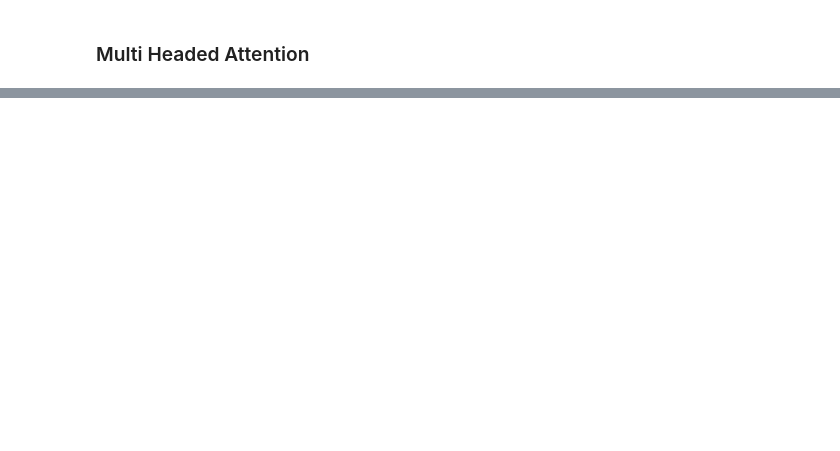
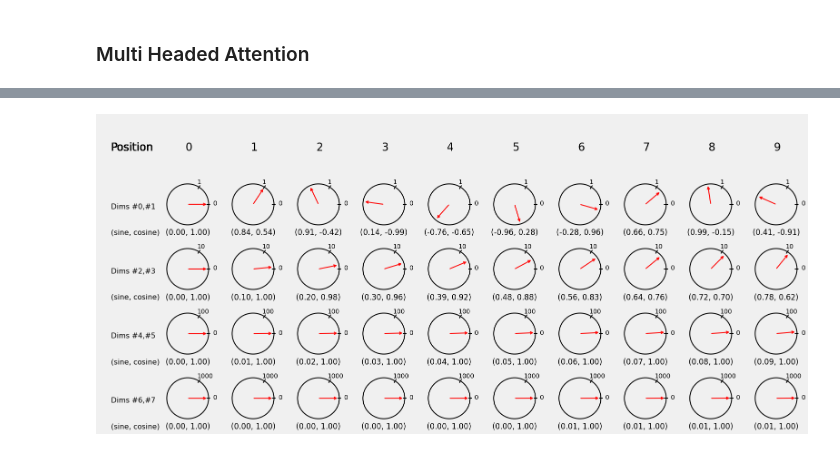
Before and after one commit to tehmeerali786/Deep-Learning-with-PyTorch, a Jupyter notebook: Chapter 9/Deep_Learning_with_PyTorch_Chapter_9_Part_1.ipynb, the cells around one changed output, grey strips where cells are left out. Saved outputs shown, nothing was run; the diff lists cells and outputs as text; code cells hidden in the pictures; blank space fills up the shorter version.

```diff
--- a/Chapter 9/Deep_Learning_with_PyTorch_Chapter_9_Part_1.ipynb
+++ b/Chapter 9/Deep_Learning_with_PyTorch_Chapter_9_Part_1.ipynb
@@ -849,0 +1482,4 @@ class MultiHeadAttention(nn.Module):
+# %%
+fig = exponential_dials(d_model=8, max_len=10)
+# %% [output]
+[figure, added]
```
Also changed, not shown: parts of 188 cells of this notebook.
